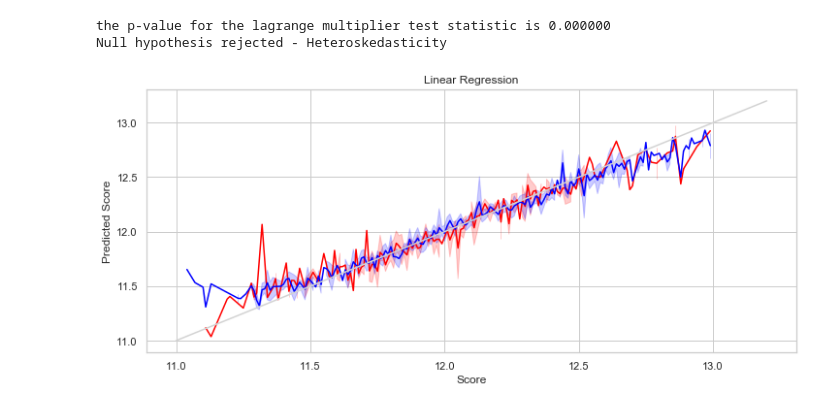
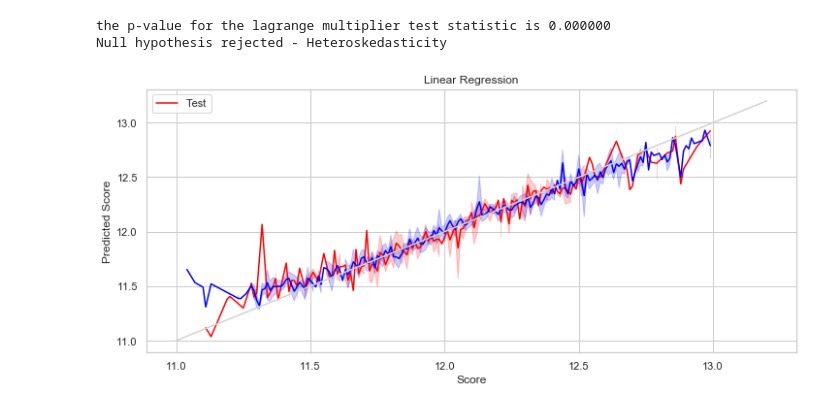
Before and after one commit to uchicago-msca-club/Kaggle_HPP, a Jupyter notebook: 2. Initial Modeling.ipynb, the cells around one changed output. Cells and saved outputs as stored; diff of their text form; code cells hidden in the pictures.

```diff
--- a/2. Initial Modeling.ipynb
+++ b/2. Initial Modeling.ipynb
@@ -51,7 +51,7 @@ from Utils.UtilsViz import *
 from Utils.pipeline_utils import *
 # %%
 os.listdir(os.getcwd())
-data = pd.read_csv("./train_na_cleaned.csv", index_col="Id")
+data = pd.read_csv("./data/train_na_cleaned.csv", index_col="Id")
 
 data.columns = data.columns.str.replace(" ", "_")
 data.columns = data.columns.str.replace(".", "_")
@@ -381,12 +379,12 @@ Null hypothesis rejected - Heteroskedasticity
 # %%
 f, ax = plt.subplots(1,1, figsize=(12, 5), sharex=False)
 g = sns.lineplot(x=np.round(y_test.values.ravel(),2), y=y_pred_test.ravel(), ax=ax, color="red")
 g = sns.lineplot(x=np.round(y_train.values.ravel(),2), y=y_pred_train.ravel(), ax=ax, color="blue")
 g = sns.lineplot(x=[11,13.2], y=[11,13.2], ax=ax, color="lightgrey")
 t = g.set_xlabel("Score")
 t = g.set_ylabel("Predicted Score")
 # t = g.set_xticklabels(g.get_xticklabels(), rotation=90)
 t = g.set_title("Linear Regression")
-# l = ax.legend(handles=ax.lines[::len(np.unique(y_train))+1], labels=["Test","Train"])
+l = ax.legend(handles=ax.lines[::len(np.unique(y_train))+1], labels=["Test","Train"])
 # %% [output]
-[figure, old version]
+[figure, new version]
```
Also changed, not shown: parts of 4 cells of this notebook, 2 other files.
